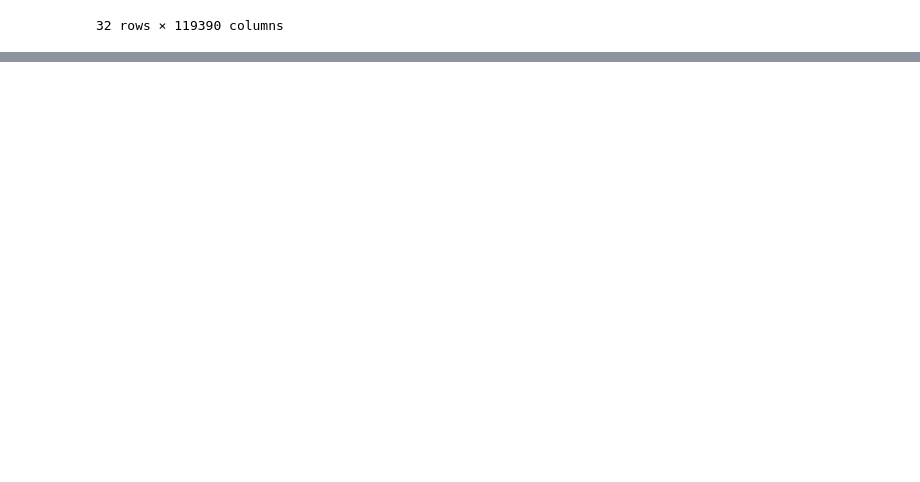
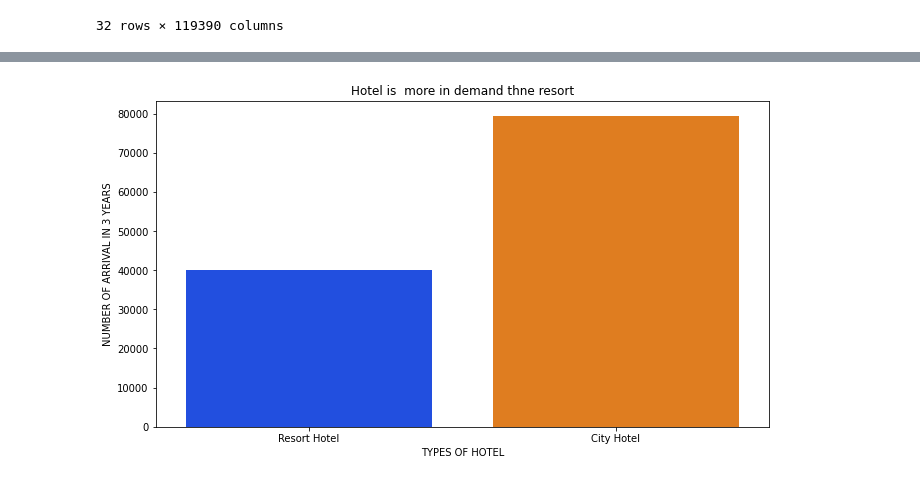
Before and after one commit to shubh4866/HOTEL_BOOKING_ANALYSIS-, a Jupyter notebook: Copy_of_Individual_Final_notebook.ipynb, the cells around one changed output, grey strips where cells are left out. Drawn from its saved outputs; the diff is of its cells as text; code cells hidden in the pictures; blank space fills up the shorter version.

```diff
--- a/Copy_of_Individual_Final_notebook.ipynb
+++ b/Copy_of_Individual_Final_notebook.ipynb
@@ -57,0 +167,8 @@ df.T
+# %%
+# dropping the columns which have most of the null values
+df=df.drop(['agent','company'],axis=1)
+# %%
+# filling 0 in null values
+df = df.fillna(0)
+# replacing 0 in country columns ( categorical column)
+df.country = df.country.replace(0, "undefined")
@@ -57,0 +184,11 @@ df.T
+# %%
+# Enlarging the pie chart
+plt.rcParams['figure.figsize'] = 8,8
+# Indexing labels. tolist() #will convert the index to list for easy manipulation
+labels = df['hotel'].value_counts().index.tolist()
+# Converting value counts to list
+sizes = df['hotel'].value_counts().tolist()
+explode = (0, 0.1)
+colors = ['red', 'lightgreen']
+plt.pie(sizes, explode=explode, labels=labels, colors=colors, autopct='%1.3f%%',startangle=90, textprops={'fontsize': 15})
+plt.show()
@@ -57,0 +197,10 @@ df.T
+# %%
+# HOTEL WAS MORE ENGAGING AND IN DEMAND IN 3 YEARS
+plt.figure(figsize=(11,6))
+sns.countplot('hotel', data= df, palette="bright")
+plt.xlabel("TYPES OF HOTEL")
+plt.ylabel("NUMBER OF ARRIVAL IN 3 YEARS")
+plt.title("Hotel is  more in demand thne resort")
+plt.show()
+# %% [output]
+[figure, added]
```
Also changed, not shown: parts of 23 cells of this notebook.
